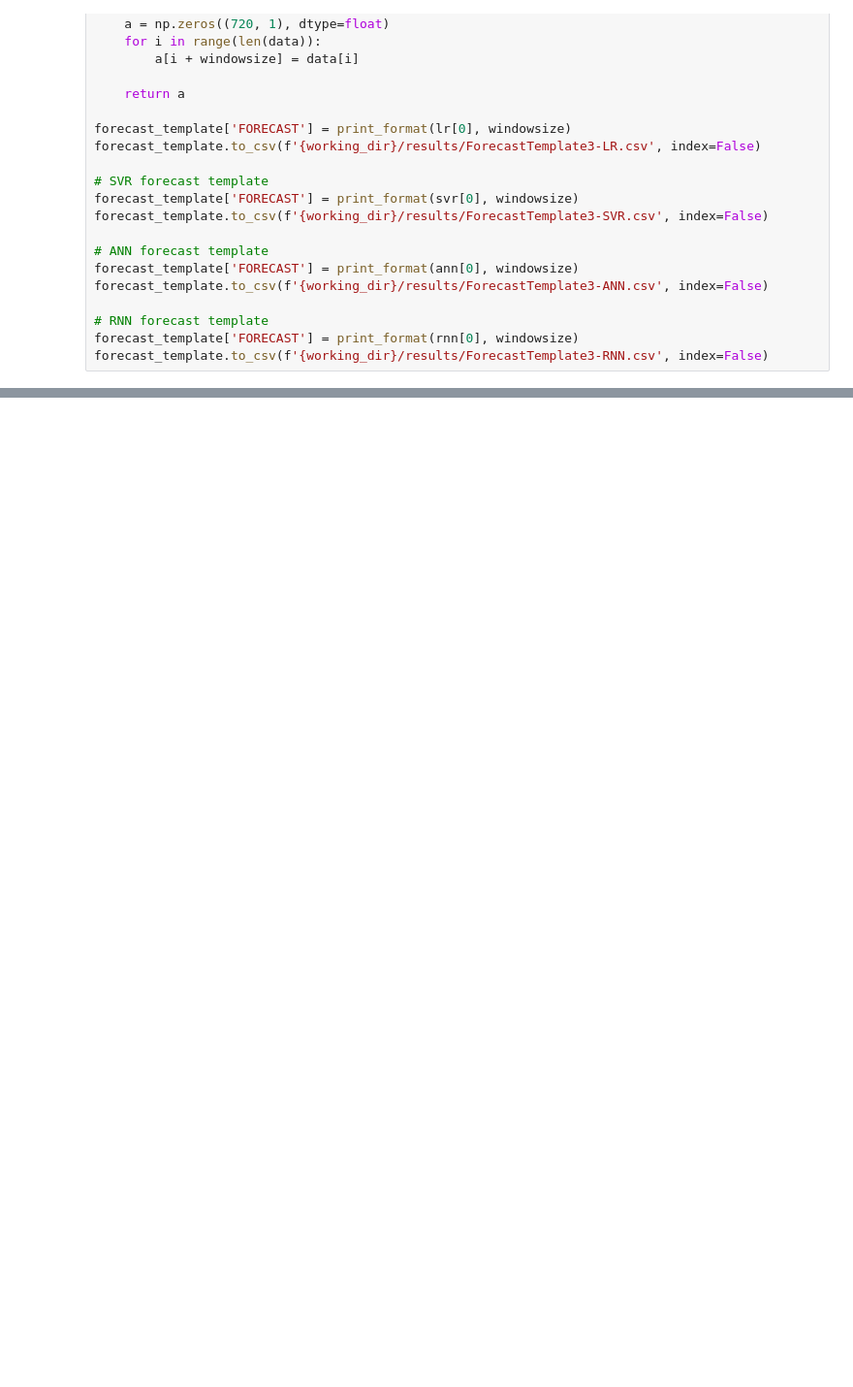
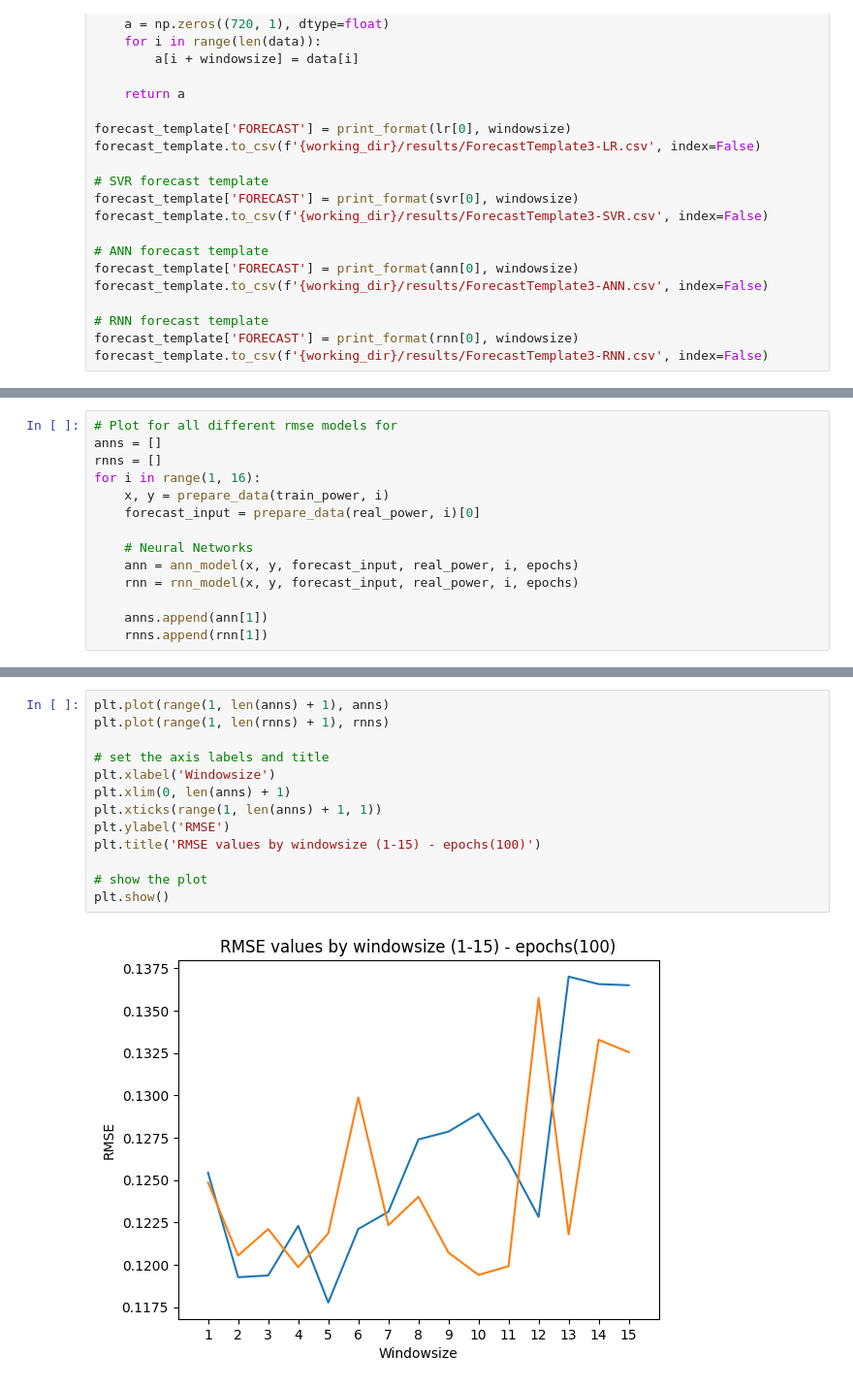
Before and after one commit to Nomissimon10/IN5410, a Jupyter notebook: oblig2/Task3/task3.ipynb, the cells around one changed output, grey strips where cells are left out. Shown at 97% size. Drawn from its saved outputs; the diff is of its cells as text; blank space fills up the shorter version.

Commit message:
Updated task 3 to show epochs for 1-15 windowsize with graph.

```diff
--- a/oblig2/Task3/task3.ipynb
+++ b/oblig2/Task3/task3.ipynb
@@ -216 +216,15 @@ print(table)
 +-------+---------------------+
+# %%
+# Plot for all different rmse models for
+anns = []
+rnns = []
+for i in range(1, 16):
+    x, y = prepare_data(train_power, i)
+    forecast_input = prepare_data(real_power, i)[0]
+
+    # Neural Networks
+    ann = ann_model(x, y, forecast_input, real_power, i, epochs)
+    rnn = rnn_model(x, y, forecast_input, real_power, i, epochs)
+
+    anns.append(ann[1])
+    rnns.append(rnn[1])
@@ -216,0 +249,15 @@ print(table)
+# %%
+plt.plot(range(1, len(anns) + 1), anns)
+plt.plot(range(1, len(rnns) + 1), rnns)
+
+# set the axis labels and title
+plt.xlabel('Windowsize')
+plt.xlim(0, len(anns) + 1)
+plt.xticks(range(1, len(anns) + 1, 1))
+plt.ylabel('RMSE')
+plt.title('RMSE values by windowsize (1-15) - epochs(100)')
+
+# show the plot
+plt.show()
+# %% [output]
+[figure, added]
```
Also changed, not shown: parts of 5 cells of this notebook, 2 other files.
